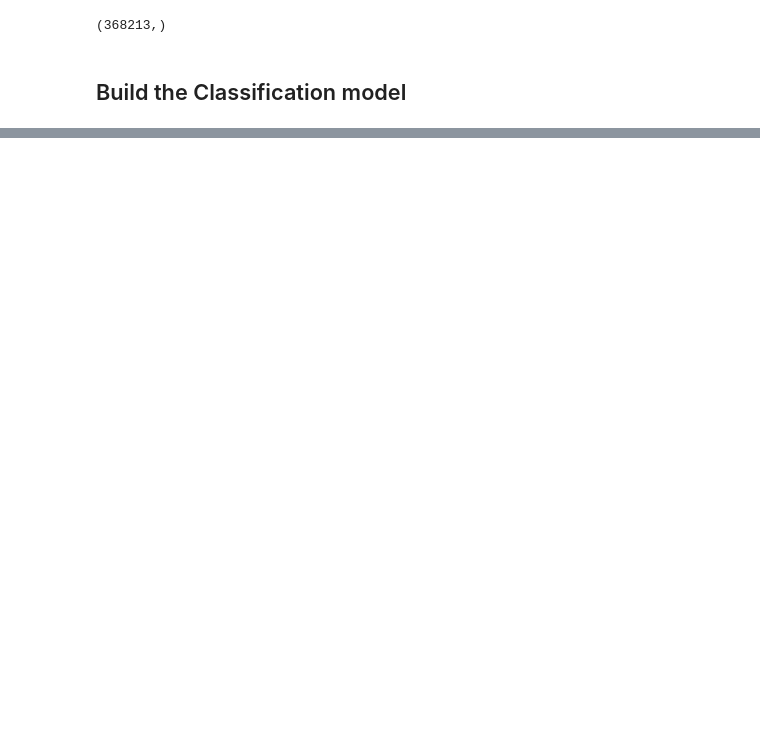
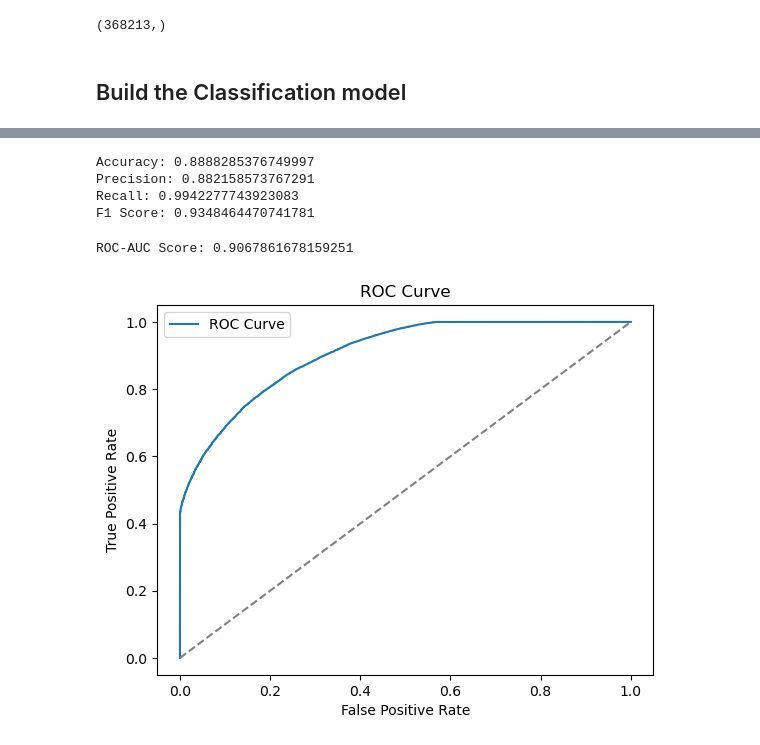
Before and after one commit to sayed-ashfaq/Loantap_logistic_regression, a Jupyter notebook: Loantap_EDA.ipynb, the cells around one changed output, grey strips where cells are left out. Drawn from its saved outputs; the diff is of its cells as text; code cells hidden in the pictures; blank space fills up the shorter version.

Commit message:
Built and Evaluated model

```diff
--- a/Loantap_EDA.ipynb
+++ b/Loantap_EDA.ipynb
@@ -1429,0 +1451,10 @@ x_train, x_test, y_train, y_test= train_test_split(X, Y, test_size= 0.2, random_
+# %%
+# standardizing the data to same scale
+
+scaler= StandardScaler()
+x_train_scaled= scaler.fit_transform(x_train)
+x_test_scaled= scaler.transform(x_test)
+
+# converting into dataframe using pandas
+x_train_scaled= pd.DataFrame(x_train_scaled, columns= x_train.columns)
+x_train_scaled.head()
@@ -1429,0 +1469,6 @@ x_train, x_test, y_train, y_test= train_test_split(X, Y, test_size= 0.2, random_
+# %%
+# loading the Logistic regression model imported from sklearn
+
+logr= LogisticRegression(max_iter=1000)
+
+logr.fit(x_train_scaled, y_train)
@@ -1429,0 +1483,3 @@ x_train, x_test, y_train, y_test= train_test_split(X, Y, test_size= 0.2, random_
+# %%
+y_proba = logr.predict_proba(x_test_scaled)[:, 1]  # Probabilities for class 1 (positive class)
+y_proba
@@ -1429,0 +1511,29 @@ x_train, x_test, y_train, y_test= train_test_split(X, Y, test_size= 0.2, random_
+# %%
+print("Accuracy:", accuracy_score(y_test, y_pred))
+print("Precision:", precision_score(y_test, y_pred))
+print("Recall:", recall_score(y_test, y_pred))
+print("F1 Score:", f1_score(y_test, y_pred))
+# %% [output]
+Accuracy: 0.8888285376749997
+Precision: 0.882158573767291
+Recall: 0.9942277743923083
+F1 Score: 0.9348464470741781
+# %%
+from sklearn.metrics import roc_auc_score, roc_curve
+import matplotlib.pyplot as plt
+
+# AUC score
+print("ROC-AUC Score:", roc_auc_score(y_test, y_proba))
+
+# ROC Curve
+fpr, tpr, thresholds = roc_curve(y_test, y_proba)
+plt.plot(fpr, tpr, label="ROC Curve")
+plt.plot([0, 1], [0, 1], '--', color='gray')
+plt.xlabel("False Positive Rate")
+plt.ylabel("True Positive Rate")
+plt.title("ROC Curve")
+plt.legend()
+plt.show()
+# %% [output]
+ROC-AUC Score: 0.9067861678159251
+[figure, added]
```
Also changed, not shown: parts of 18 cells of this notebook.
